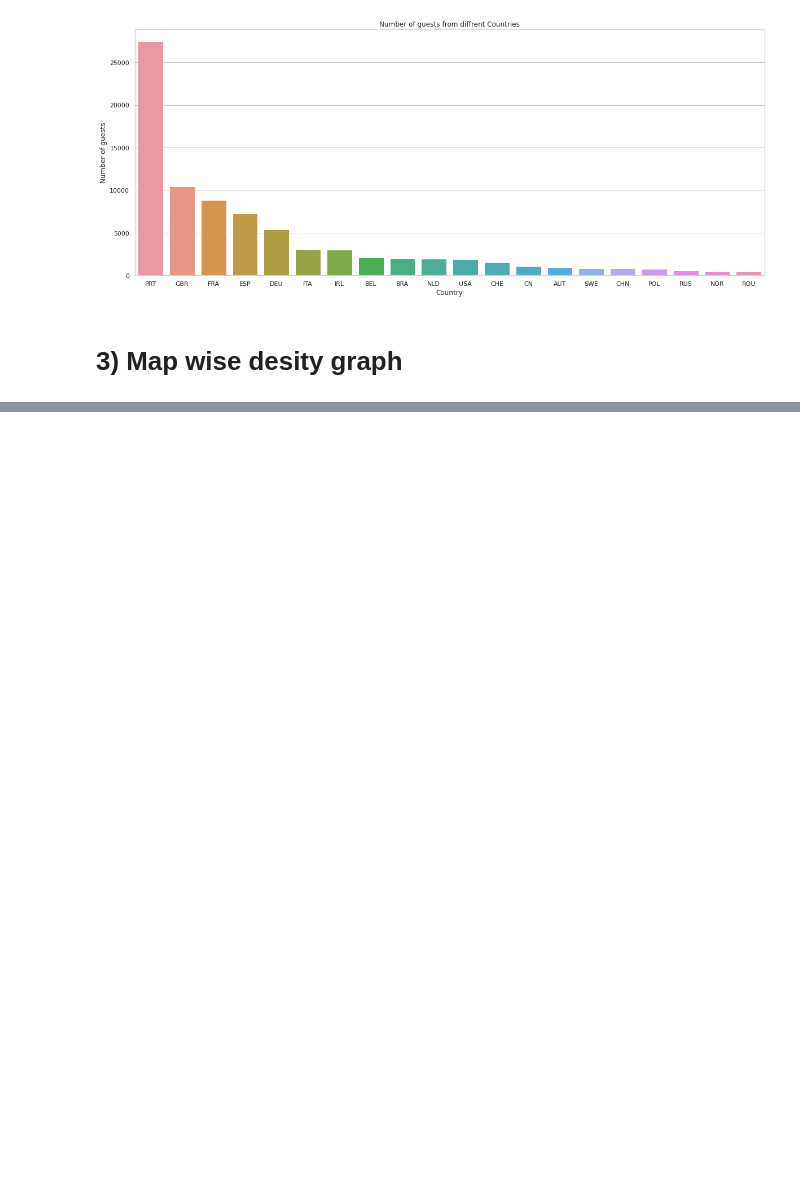
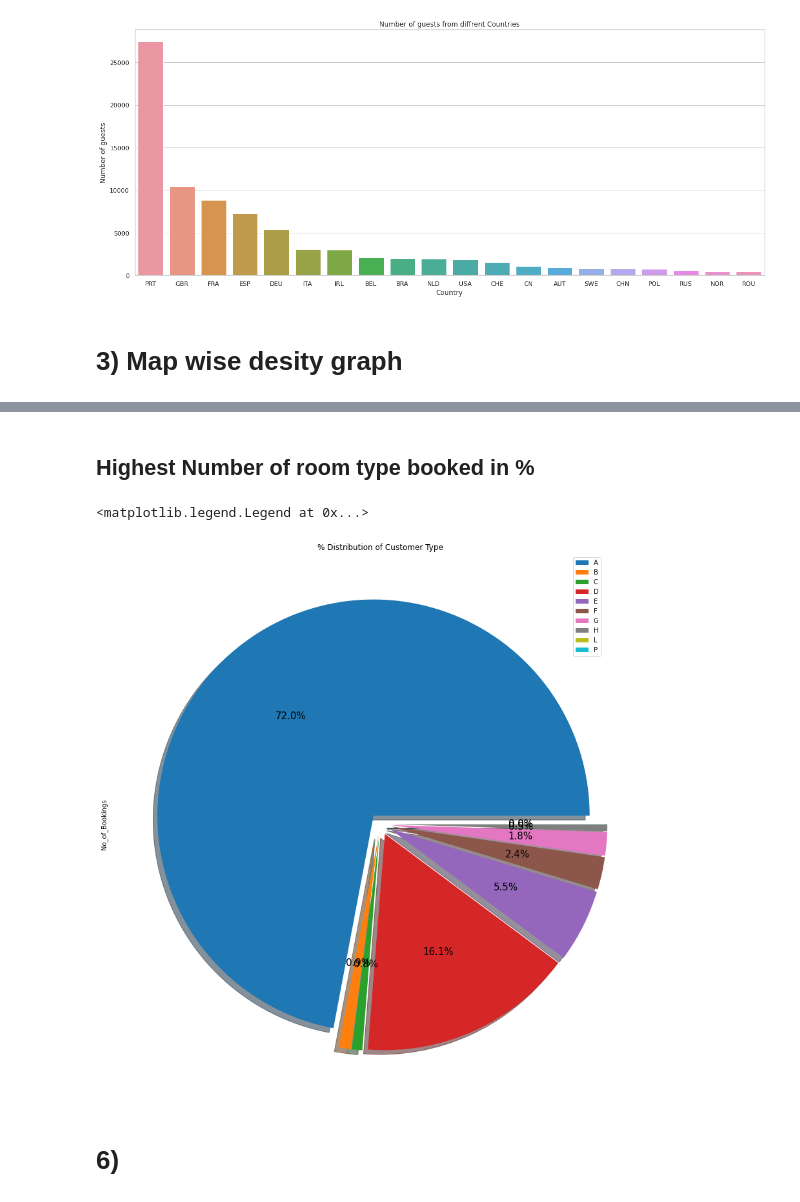
Before and after one commit to kuresh02/Hotel_Booking_EDA, a Jupyter notebook: Copy_of_Hotel_Booking_Analysis_Capstone_Project.ipynb, the cells around one changed output, grey strips where cells are left out. Saved outputs shown, nothing was run; the diff lists cells and outputs as text; code cells hidden in the pictures; blank space fills up the shorter version.

```diff
--- a/Copy_of_Hotel_Booking_Analysis_Capstone_Project.ipynb
+++ b/Copy_of_Hotel_Booking_Analysis_Capstone_Project.ipynb
@@ -339,0 +373,7 @@ guests_map.show()
+# %%
+
+# return highest bookings made in a year
+bookings_room= df_copy.groupby(['reserved_room_type'])['reserved_room_type'].agg({'count'}).reset_index().rename(columns={'count': "No_of_Bookings" })
+# bookings made in a year
+booking_room_type=bookings_room[:]
+booking_room_type
@@ -339,0 +392,14 @@ guests_map.show()
+# %% [markdown]
+## Highest Number of room type booked in %
+# %%
+booking_room_type['No_of_Bookings'].plot.pie(explode=[0.05]*10,shadow=True,autopct='%1.1f%%',figsize=(15,20),fontsize=15,labels=None)
+labels1=booking_room_type['reserved_room_type'].value_counts().index.tolist()
+labels=booking_room_type['No_of_Bookings'].value_counts().index.tolist()
+Lab3=(labels1+labels)
+plt.title('% Distribution of Customer Type')
+plt.legend(bbox_to_anchor=(0.85, 1), loc='upper left', labels=labels1)
+# %% [output]
+<matplotlib.legend.Legend at 0x...>
+[figure, added]
+# %% [markdown]
+# 6)
```
Also changed, not shown: parts of 11 cells of this notebook.
